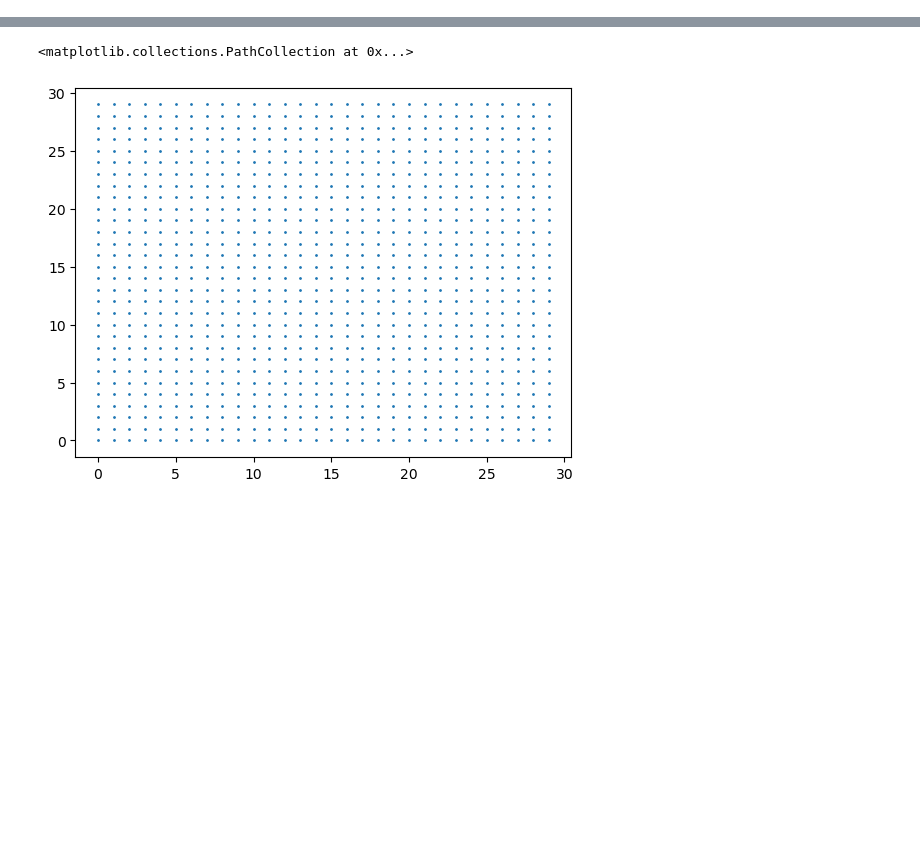
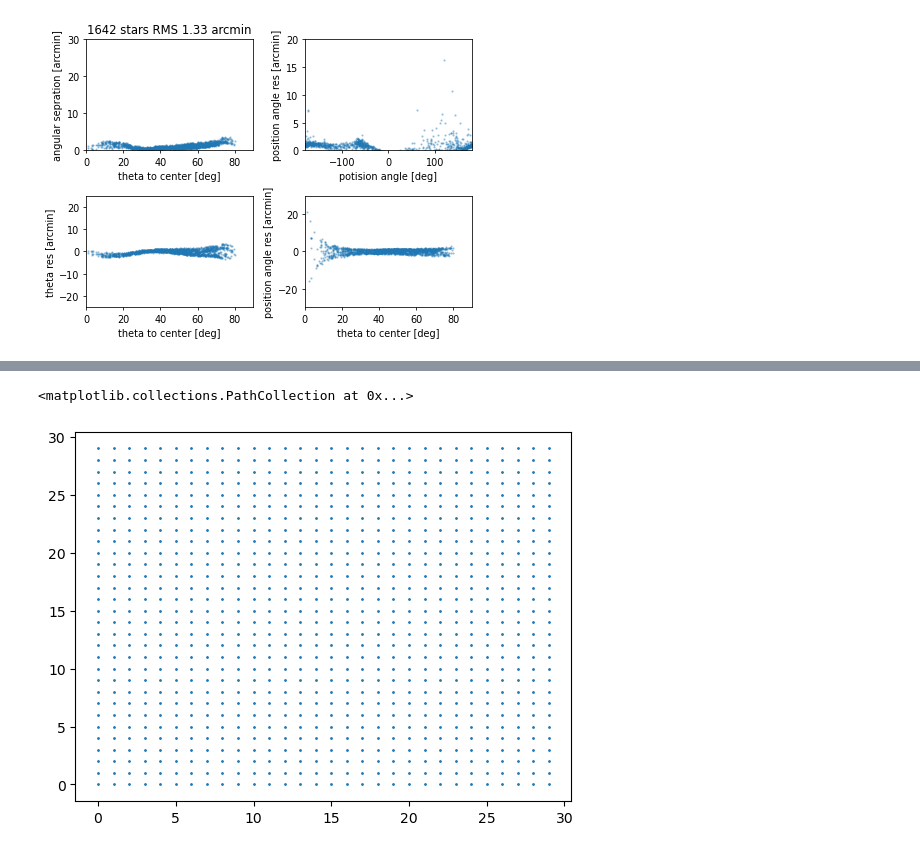
Before and after one commit to CoolTowel/constellation_lines, a Jupyter notebook: opti.ipynb, the cells around one changed output, grey strips where cells are left out. Saved outputs shown, nothing was run; the diff lists cells and outputs as text; code cells hidden in the pictures; blank space fills up the shorter version.

```diff
--- a/opti.ipynb
+++ b/opti.ipynb
@@ -72,0 +89,6 @@ pic.draw_residual(alpha=0.3,dpi=140,s=2)
+# %%
+pic.outlier_cliping(clip_data='a_sep', theta_range=(0,85), bin_n=7, sigma=1.5)
+pic.outlier_cliping(clip_data='a_sep', theta_range=(0,90), bin_n=15, sigma=1.5)
+pic.draw_residual(alpha=0.3,dpi=70,s=2)
+# %% [output]
+[figure, added]
```
Also changed, not shown: parts of 12 cells of this notebook, 6 other files.
